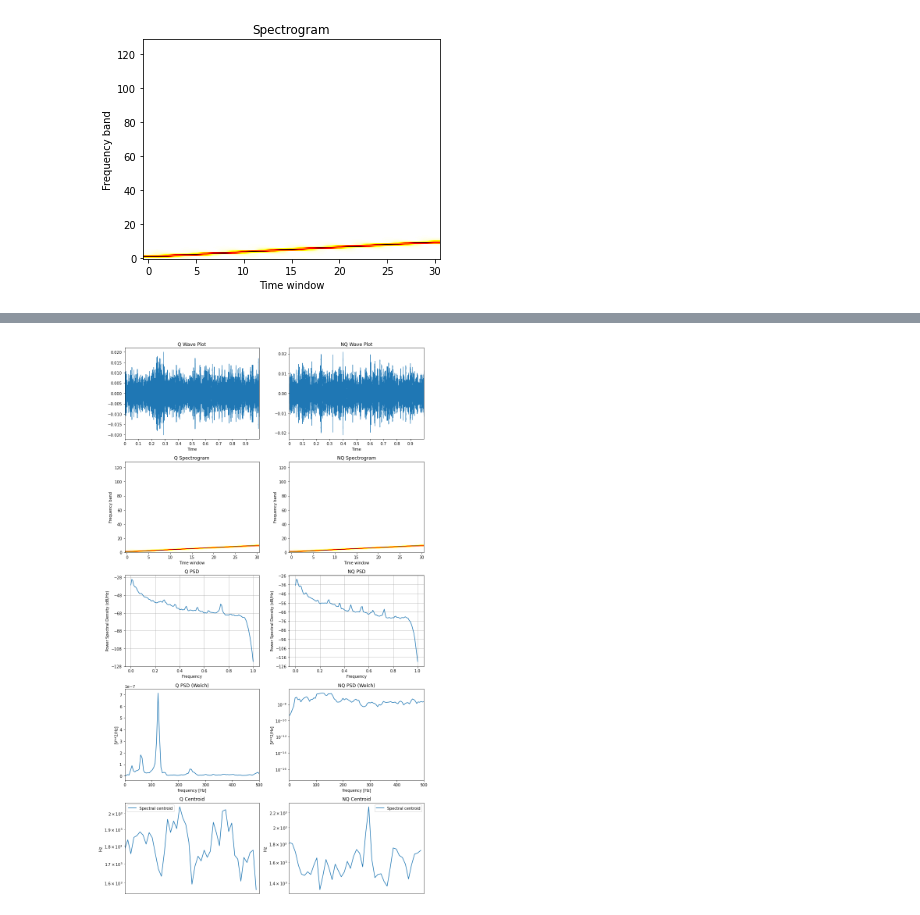
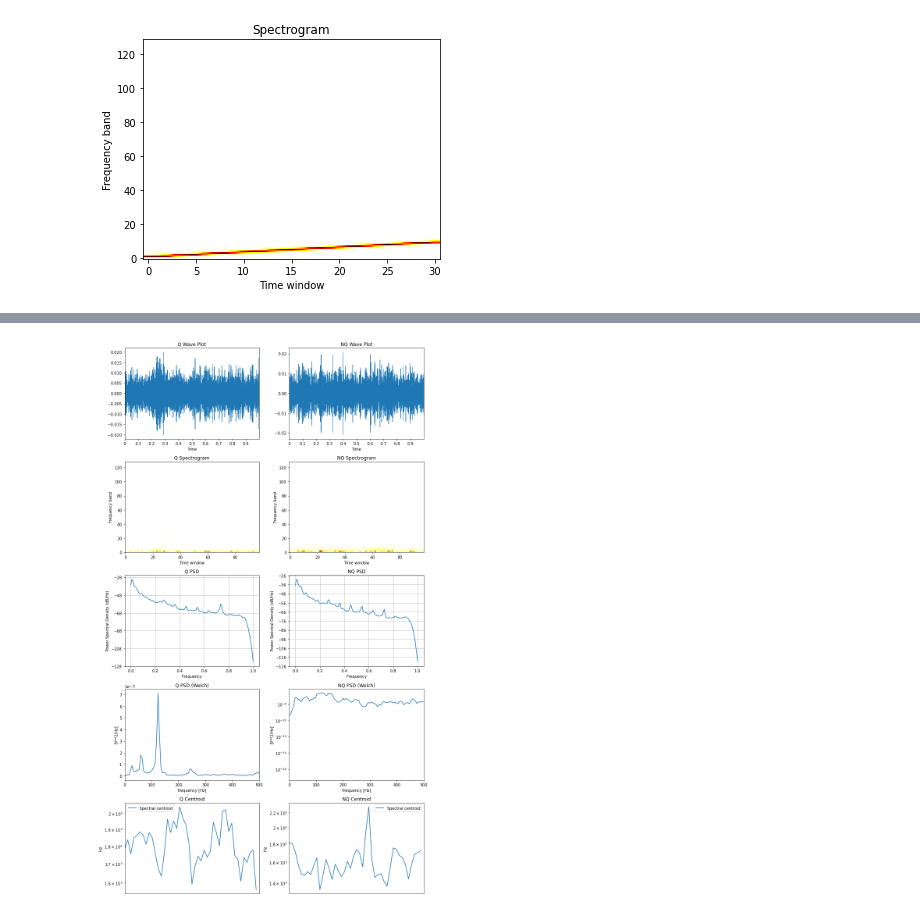
Before and after one commit to Sandjab/ShowBees, a Jupyter notebook: snippets/Librosa.ipynb, the cells around one changed output, grey strips where cells are left out. Drawn from its saved outputs; the diff is of its cells as text; code cells hidden in the pictures.

```diff
--- a/snippets/Librosa.ipynb
+++ b/snippets/Librosa.ipynb
@@ -126,15 +127,16 @@ plt.title('NQ Wave Plot')
 
 # Visualize spectrogram
 from scipy import signal
-freqs, times, spectrogram = signal.spectrogram(sig)
 
 plt.subplot(ROWS, 2, 3)
+freqs, times, spectrogram = signal.spectrogram(q)
 plt.imshow(spectrogram, aspect='auto', cmap='hot_r', origin='lower')
 plt.title('Q Spectrogram')
 plt.ylabel('Frequency band')
 plt.xlabel('Time window')
 
 plt.subplot(ROWS, 2, 4)
+freqs, times, spectrogram = signal.spectrogram(nq)
 plt.imshow(spectrogram, aspect='auto', cmap='hot_r', origin='lower')
 plt.title('NQ Spectrogram')
 plt.ylabel('Frequency band')
@@ -171,31 +173,31 @@ plt.semilogy(f, Pxx_den)
 #plt.plot(np.convolve(f, np.ones((N,))/N, mode='same'), Pxx_den)
 plt.xlabel('frequency [Hz]')
 plt.ylabel('[V**2/Hz]')
 plt.title('NQ PSD (Welch)')
 
 
 
 # Spectral centroid
 cent = librosa.feature.spectral_centroid(q, sr=srq)
 plt.subplot(ROWS, 2, 9)
 plt.semilogy(cent.T, label='Spectral centroid')
 plt.ylabel('Hz')
 plt.xticks([])
 plt.xlim([0, cent.shape[-1]])
 plt.legend()
 plt.title('Q Centroid')
 
 cent = librosa.feature.spectral_centroid(nq, sr=srnq)
 plt.subplot(ROWS, 2, 10)
 plt.semilogy(cent.T, label='Spectral centroid')
 plt.ylabel('Hz')
 plt.xticks([])
 plt.xlim([0, cent.shape[-1]])
 plt.legend()
 plt.title('NQ Centroid')
 
 
 plt.tight_layout()
 plt.show()
 # %% [output]
-[figure, old version]
+[figure, new version]
```
Also changed, not shown: parts of 2 cells of this notebook, 13 other files.
